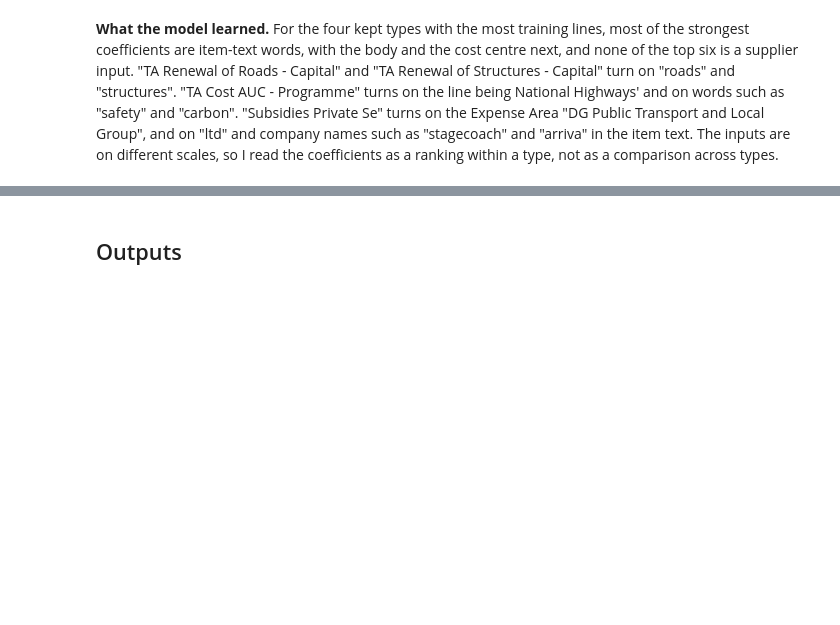
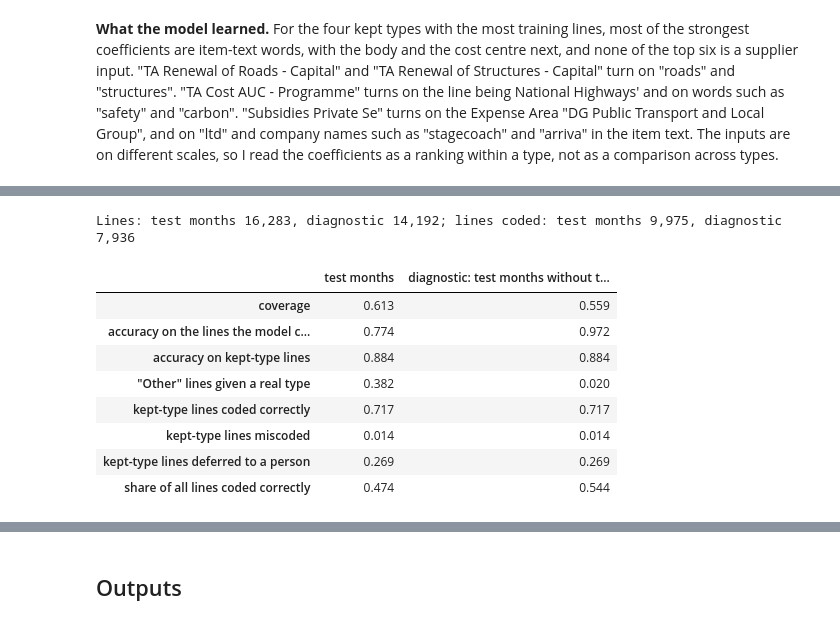
Before and after one commit to PaddyGilliland1/applied-machine-learning-project, a Jupyter notebook: modeling.ipynb, the cells around one changed output, grey strips where cells are left out. Drawn from its saved outputs; the diff is of its cells as text; code cells hidden in the pictures; blank space fills up the shorter version.

```diff
--- a/modeling.ipynb
+++ b/modeling.ipynb
@@ -3349,0 +3555,52 @@ coefficients
+# %%
+# A diagnostic only, never the headline: the test results without the 2025
+# National Highways labels. I chose to look at this after seeing the test
+# months, so it explains the headline and does not replace it.
+diagnostic = reject_option(
+    truth_test[~nh_test], test_proba[chosen_name][~nh_test], threshold
+)
+diagnostic["accuracy on kept-type lines"] = kept_metrics(
+    truth_test[~nh_test], test_pred[chosen_name][~nh_test]
+)[PRIMARY]
+diagnostic["lines"] = int((~nh_test).sum())
+diagnostic.name = (
+    "diagnostic: test months without the 2025 National Highways labels"
+)
+ROWS = [
+    "coverage",
+    "accuracy on the lines the model codes",
+    PRIMARY,
+    '"Other" lines given a real type',
+    "kept-type lines coded correctly",
+    "kept-type lines miscoded",
+    "kept-type lines deferred to a person",
+    "share of all lines coded correctly",
+]
+headline = pd.concat(
+    [
+        reject_table.loc["test"],
+        pd.Series(
+            {PRIMARY: metrics_table.loc[(chosen_name, PRIMARY), "test"]}
+        ),
+    ]
+)
+print(
+    f"Lines: test months {len(truth_test):,}, diagnostic "
+    f"{int(diagnostic['lines']):,}; lines coded: test months "
+    f"{int(headline['lines coded']):,}, diagnostic "
+    f"{int(diagnostic['lines coded']):,}"
+)
+pd.DataFrame(
+    {"test months": headline[ROWS], diagnostic.name: diagnostic[ROWS]}
+)
+# %% [output]
+Lines: test months 16,283, diagnostic 14,192; lines coded: test months 9,975, diagnostic 7,936
+|  | test months | diagnostic: test months without t... |
+| coverage | 0.613 | 0.559 |
+| accuracy on the lines the model c... | 0.774 | 0.972 |
+| accuracy on kept-type lines | 0.884 | 0.884 |
+| "Other" lines given a real type | 0.382 | 0.020 |
+| kept-type lines coded correctly | 0.717 | 0.717 |
+| kept-type lines miscoded | 0.014 | 0.014 |
+| kept-type lines deferred to a person | 0.269 | 0.269 |
+| share of all lines coded correctly | 0.474 | 0.544 |
```
Also changed, not shown: parts of 11 cells of this notebook.
